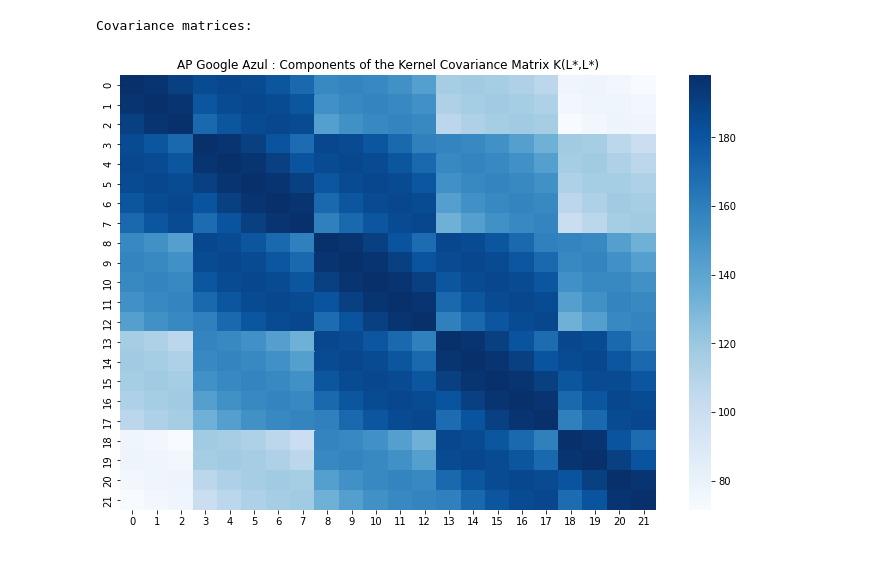
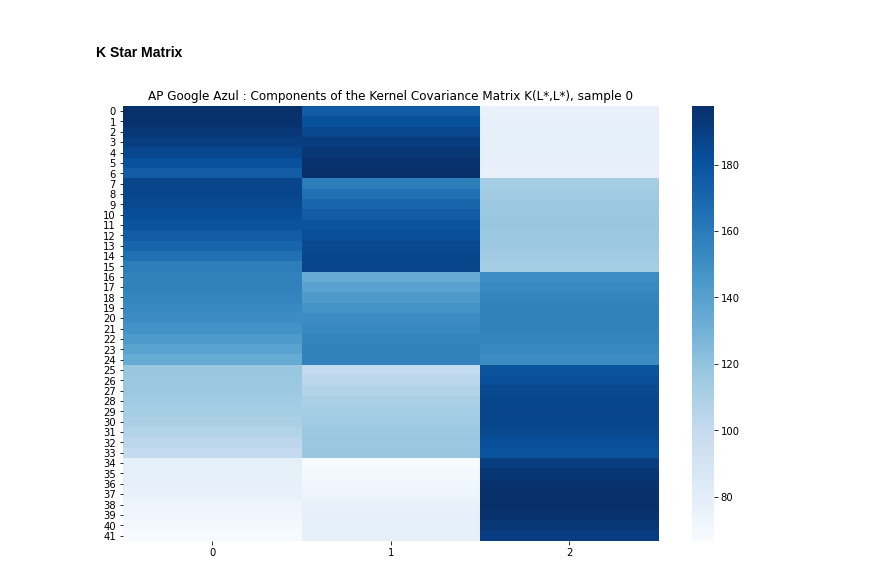
Before and after one commit to carlogattuso/Indoor_Positioning_RTT_GPR, a Jupyter notebook: src/psfm-gpr-interpolation.ipynb, the cells around one changed output. Drawn from its saved outputs; the diff is of its cells as text; code cells hidden in the pictures.

```diff
--- a/src/psfm-gpr-interpolation.ipynb
+++ b/src/psfm-gpr-interpolation.ipynb
@@ -560,9 +515,0 @@ for x,y,z in zip(coordinates_test_ap[:,0],coordinates_test_ap[:,1], np.linspace(
-# %%
-#@title ##Input smoothing
-factor = "1" #@param ["1", "2", "5", "10", "25", "50"]
-
-ap_obs = np.array([np.array([vec_mean(ap_tr[j,i,:], int(factor))
-                            for (i) in np.linspace(0, n_ap - 1, n_ap).astype(int)])
-                            for (j) in np.linspace(0, n_ap - 1, n_ap).astype(int)])
-
-n_samples = ap_obs.shape[2]
@@ -1007,0 +963,20 @@ for (i) in np.linspace(0, n_samples - 1, n_samples).astype(int):
+# %%
+ap_dropdown = widgets.Dropdown(
+    options=ap_labels.values(),
+    value='Google Azul',
+    description='Access Point:',
+    disabled=False,
+)
+
+display(ap_dropdown)
+
+sample_slider = widgets.IntSlider(
+    value=0,
+    min=0,
+    max=n_samples,
+    step=1,
+    description='Sample:',
+    diabled=False
+)
+
+display(sample_slider)
@@ -1060,20 +1062,21 @@ Covariance matrix:
+# %% [markdown]
+#### K Star Matrix
 # %%
-#@title ###K Star Squared Matrix
-ap_selected = "Google Blanco"  #@param ['Google Blanco', 'Linksys 1', 'Google Azul', 'Linksys 2', 'Google Rojo', 'Linksys 3', 'Google Verde']
-sample = 0 #@param {type:"slider", min:0, max:100, step:1}
+#@title ###K Star Matrix
+ap_selected = ap_dropdown.value #@param ['Google Blanco', 'Linksys 1', 'Google Azul', 'Linksys 2', 'Google Rojo', 'Linksys 3', 'Google Verde']
+sample = sample_slider.value #@param {type:"slider", min:0, max:100, step:1}
 
 try:
   ap_indexes[ap_selected]
 except:
   ap_selected = ap_labels[0]
 
 """
-Kernel Covariance Matrix K(L*,L*)
+Kernel Covariance Matrix K(L*,L)
 """
 fig, ax = plt.subplots(figsize=(12, 8))
-sns.heatmap(data=k_star2_array[sample][int(ap_indexes[ap_selected])].astype(np.float), cmap='Blues', ax=ax)
-ax.set(title='AP '+ap_selected+' : Components of the Kernel Covariance Matrix K(L*,L*)')
-print("\nCovariance matrices: \n\n")
+sns.heatmap(data=k_star_array[sample][int(ap_indexes[ap_selected])].astype(float), cmap='Blues', ax=ax)
+ax.set(title='AP '+ap_selected+' : Components of the Kernel Covariance Matrix K(L*,L*), sample '+str(sample))
+plt.show()
 # %% [output]
-Covariance matrices:
-[figure, old version]
+[figure, new version]
```
Also changed, not shown: parts of 108 cells of this notebook, 1 other file.
